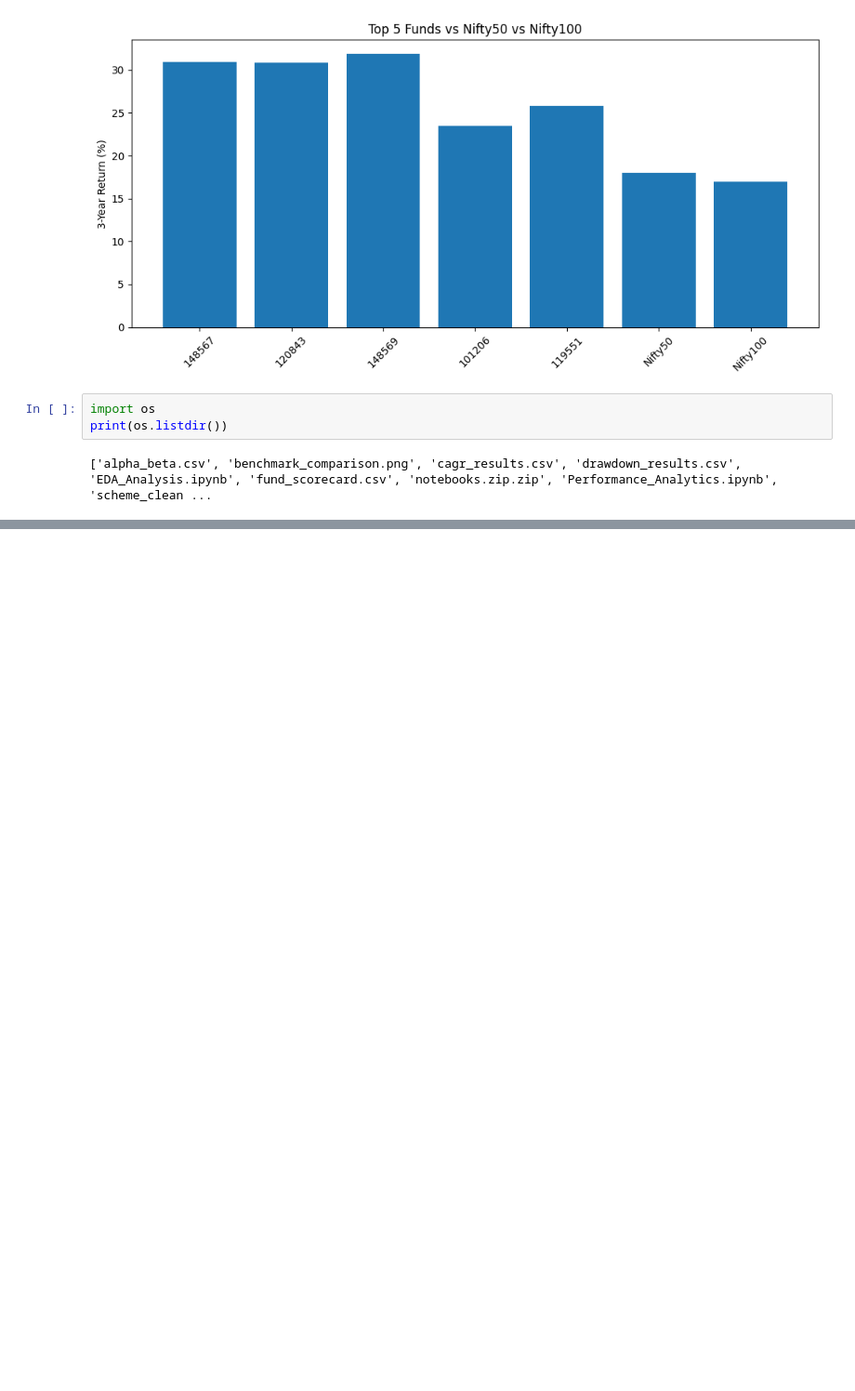
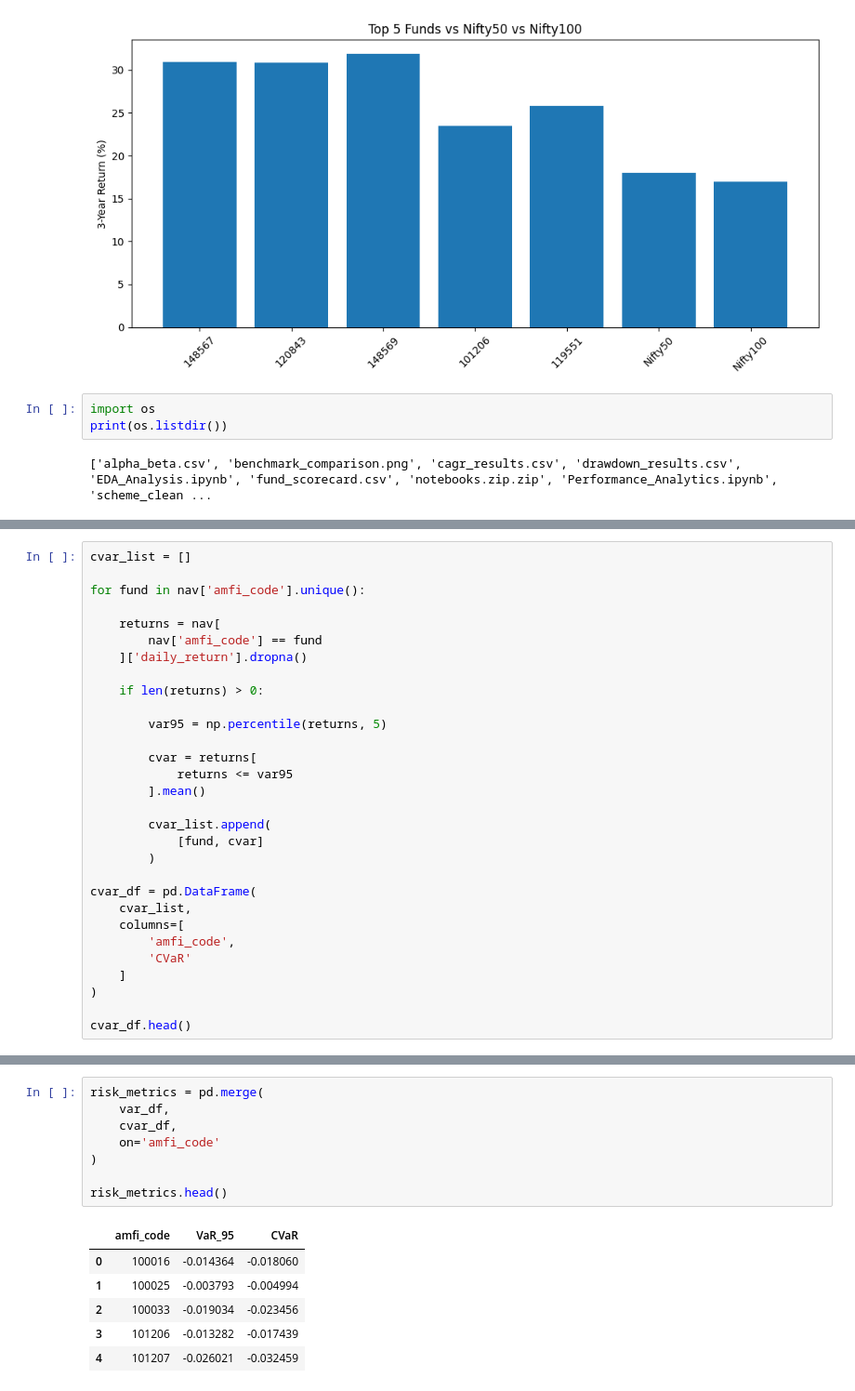
Before and after one commit to suresrihari2005-netizen/mutualfundanalytics, a Jupyter notebook: notebooks/EDA_Analysis.ipynb, the cells around one changed output, grey strips where cells are left out. Shown at 93% size. Drawn from its saved outputs; the diff is of its cells as text; blank space fills up the shorter version.

```diff
--- a/notebooks/EDA_Analysis.ipynb
+++ b/notebooks/EDA_Analysis.ipynb
@@ -689,0 +834,30 @@ print(os.listdir())
+# %%
+cvar_list = []
+
+for fund in nav['amfi_code'].unique():
+
+    returns = nav[
+        nav['amfi_code'] == fund
+    ]['daily_return'].dropna()
+
+    if len(returns) > 0:
+
+        var95 = np.percentile(returns, 5)
+
+        cvar = returns[
+            returns <= var95
+        ].mean()
+
+        cvar_list.append(
+            [fund, cvar]
+        )
+
+cvar_df = pd.DataFrame(
+    cvar_list,
+    columns=[
+        'amfi_code',
+        'CVaR'
+    ]
+)
+
+cvar_df.head()
@@ -689,0 +871,15 @@ print(os.listdir())
+# %%
+risk_metrics = pd.merge(
+    var_df,
+    cvar_df,
+    on='amfi_code'
+)
+
+risk_metrics.head()
+# %% [output]
+|  | amfi_code | VaR_95 | CVaR |
+| 0 | 100016 | -0.014364 | -0.018060 |
+| 1 | 100025 | -0.003793 | -0.004994 |
+| 2 | 100033 | -0.019034 | -0.023456 |
+| 3 | 101206 | -0.013282 | -0.017439 |
+| 4 | 101207 | -0.026021 | -0.032459 |
```
Also changed, not shown: parts of 16 cells of this notebook, 2 other files.
